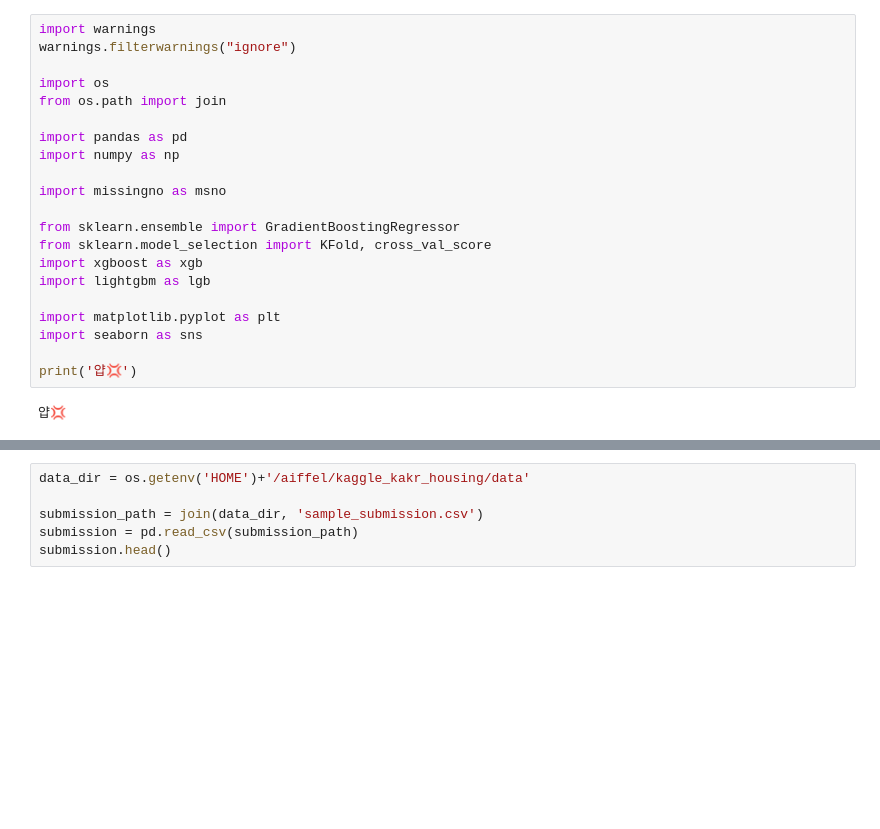
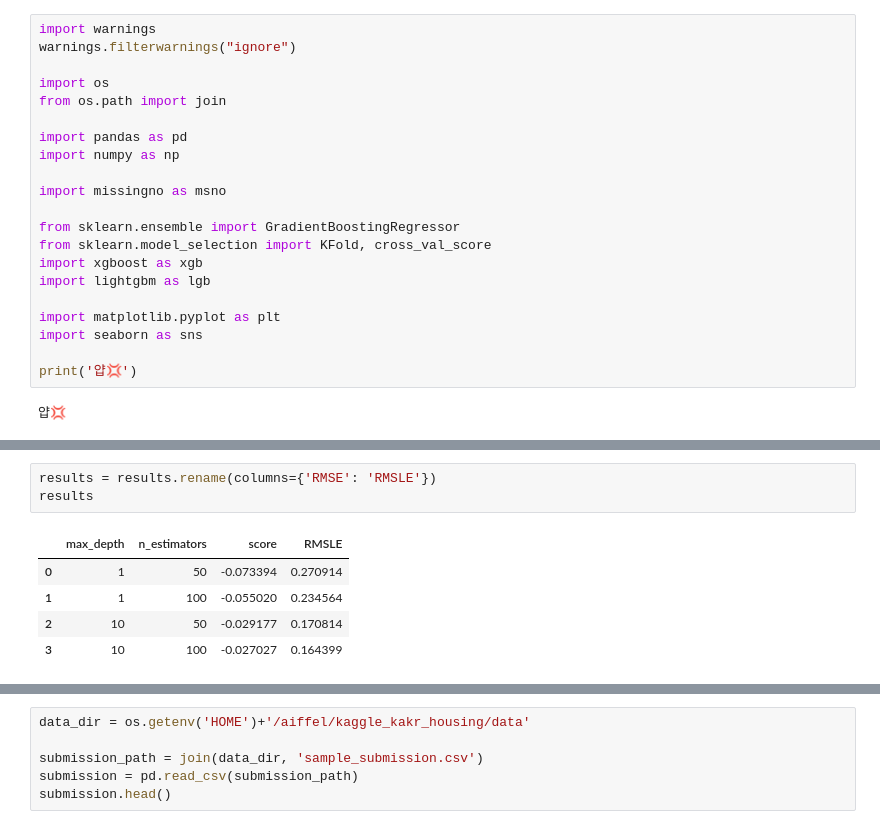
Before and after one commit to yeoooo/AI_Aiffel, a Jupyter notebook: (E9)KaggleChallenge-Drill_Yeoooo_2021_02_04.ipynb, the cells around one changed output, grey strips where cells are left out. Drawn from its saved outputs; the diff is of its cells as text; blank space fills up the shorter version.

```diff
--- a/(E9)KaggleChallenge-Drill_Yeoooo_2021_02_04.ipynb
+++ b/(E9)KaggleChallenge-Drill_Yeoooo_2021_02_04.ipynb
@@ -239,0 +326,9 @@ array([ 529966.66304912,  430726.21272617, 1361676.91242777, ...,
+# %%
+results = results.rename(columns={'RMSE': 'RMSLE'})
+results
+# %% [output]
+|  | max_depth | n_estimators | score | RMSLE |
+| 0 | 1 | 50 | -0.073394 | 0.270914 |
+| 1 | 1 | 100 | -0.055020 | 0.234564 |
+| 2 | 10 | 50 | -0.029177 | 0.170814 |
+| 3 | 10 | 100 | -0.027027 | 0.164399 |
```
Also changed, not shown: parts of 54 cells of this notebook.
